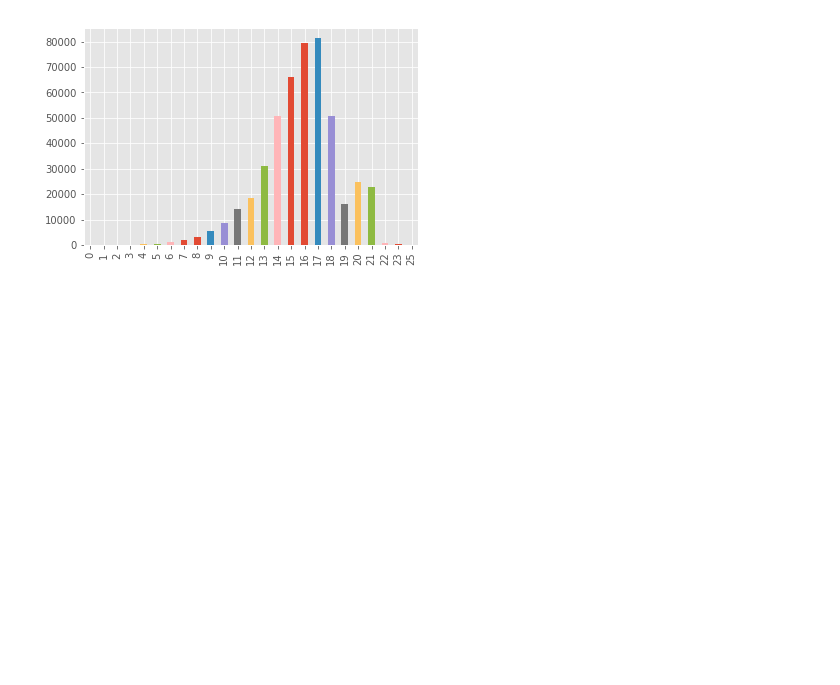
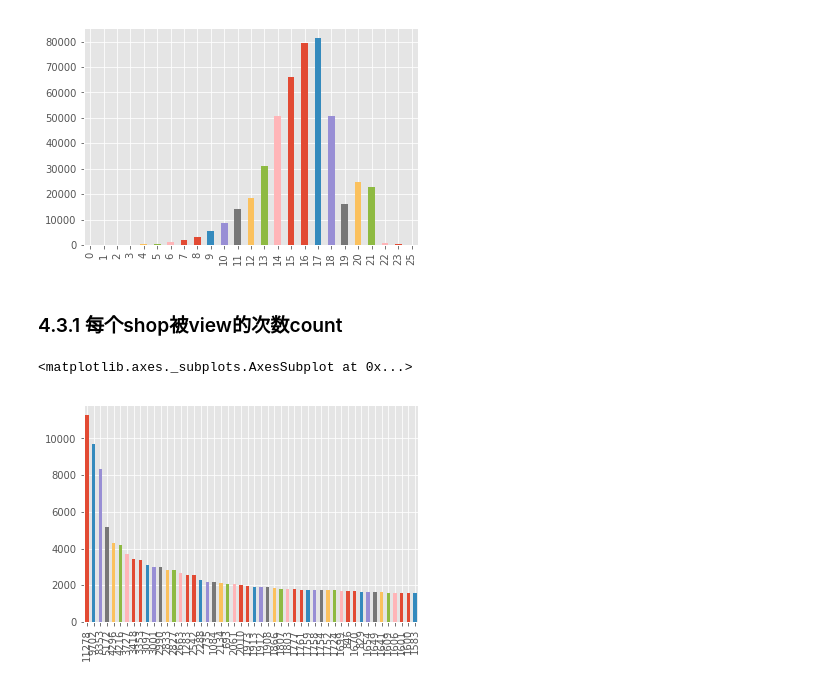
Before and after one commit to fengyin123/helloworld, a Jupyter notebook: feature_engineering/EDA.ipynb, the cells around one changed output. Saved outputs shown, nothing was run; the diff lists cells and outputs as text; code cells hidden in the pictures; blank space fills up the shorter version.

Commit message:
add shop EDA

```diff
--- a/feature_engineering/EDA.ipynb
+++ b/feature_engineering/EDA.ipynb
@@ -498,8 +487,19 @@ Index(['instance_id', 'item_id', 'item_category_list', 'item_property_list',
 # %%
-shop_data = train[['shop_id', 'shop_review_num_level', 'shop_review_positive_rate', 'shop_star_level',
-                  'shop_score_service','shop_score_delivery', 'shop_score_description','is_trade']]
+shop_data_column = ['shop_id', 'shop_review_num_level', 'shop_review_positive_rate', 'shop_star_level',
+                  'shop_score_service','shop_score_delivery', 'shop_score_description','is_trade']
+shop_data = train[shop_data_column]
 # %%
 shop_data['shop_review_num_level'].value_counts(sort=False).plot.bar()
 # %% [output]
 <matplotlib.axes._subplots.AxesSubplot at 0x...>
 [figure]
+# %% [markdown]
+### 4.3.1 每个shop被view的次数count
+# %%
+shop_instance_count = shop_data.groupby(['shop_id']).size().reset_index().rename(columns={0:'shop_instance_count'})
+shop_data = pd.merge(shop_data, shop_instance_count, 'left', on='shop_id')
+# %%
+shop_data['shop_instance_count'].value_counts()[:50].plot.bar()
+# %% [output]
+<matplotlib.axes._subplots.AxesSubplot at 0x...>
+[figure, added]
```
Also changed, not shown: parts of 16 cells of this notebook.
